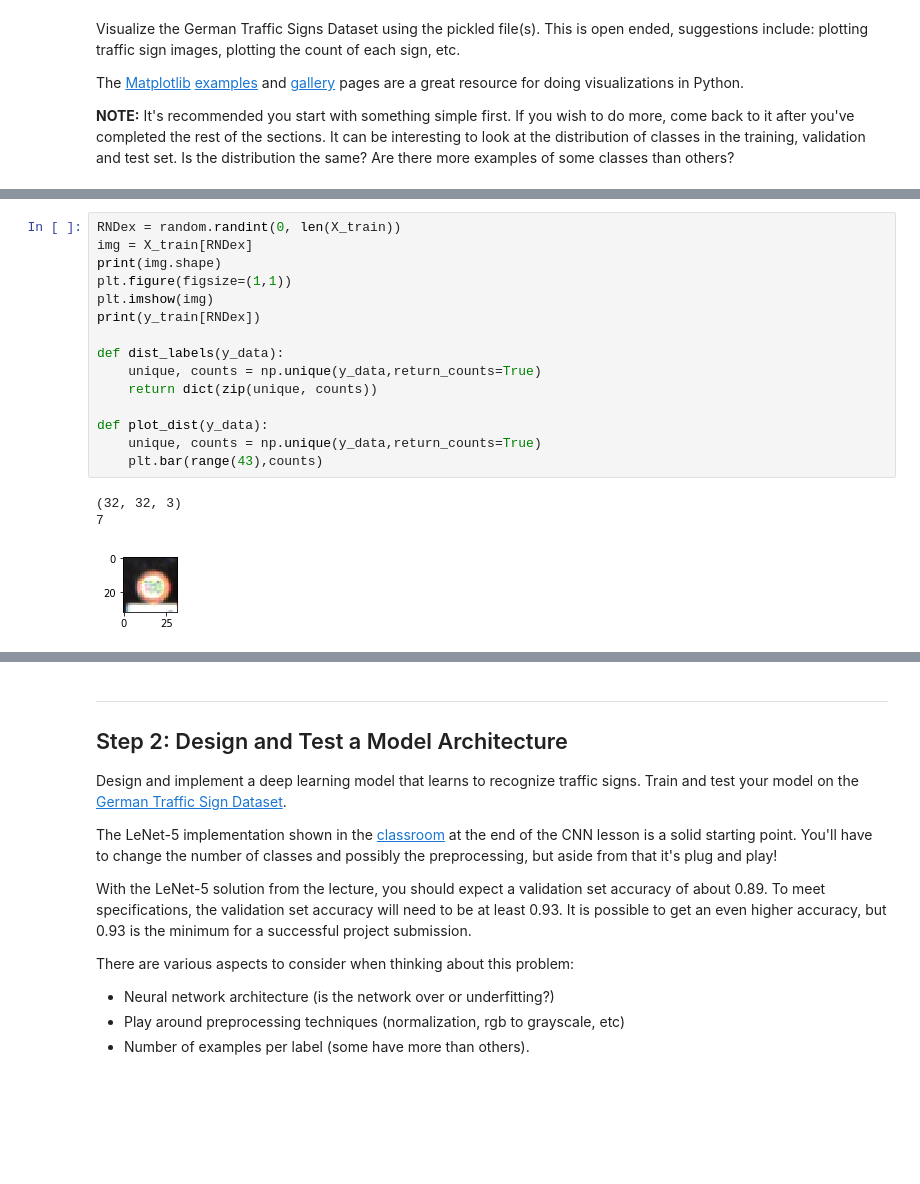
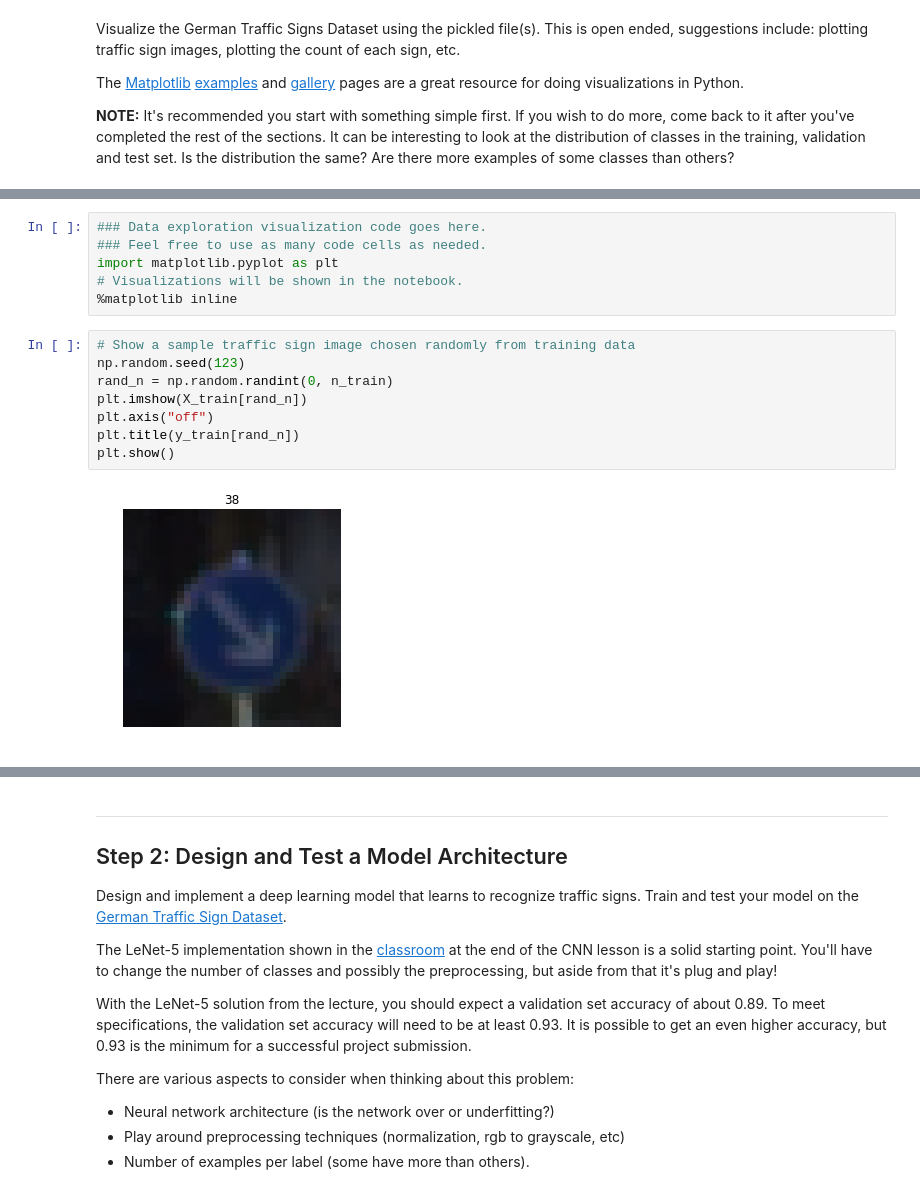
Before and after one commit to TrunksLegendary/Udacity-SDCE-CarND-Traffic-Sign-Classifier-Project, a Jupyter notebook: Udacity-SDCE-CarND-Traffic-Sign-Classifier-Project.ipynb, the cells around one changed output, grey strips where cells are left out. Saved outputs shown, nothing was run; the diff lists cells and outputs as text; blank space fills up the shorter version.

```diff
--- a/Udacity-SDCE-CarND-Traffic-Sign-Classifier-Project.ipynb
+++ b/Udacity-SDCE-CarND-Traffic-Sign-Classifier-Project.ipynb
@@ -129,19 +98,16 @@ Max number of images per class = 2010
-# %%
-RNDex = random.randint(0, len(X_train))
-img = X_train[RNDex]
-print(img.shape)
-plt.figure(figsize=(1,1))
-plt.imshow(img)
-print(y_train[RNDex])
-
-def dist_labels(y_data):
-    unique, counts = np.unique(y_data,return_counts=True)
-    return dict(zip(unique, counts))
-
-def plot_dist(y_data):
-    unique, counts = np.unique(y_data,return_counts=True)
-    plt.bar(range(43),counts)
-# %% [output]
-(32, 32, 3)
-7
-[figure, removed]
+# %%
+### Data exploration visualization code goes here.
+### Feel free to use as many code cells as needed.
+import matplotlib.pyplot as plt
+# Visualizations will be shown in the notebook.
+%matplotlib inline
+# %%
+# Show a sample traffic sign image chosen randomly from training data
+np.random.seed(123)
+rand_n = np.random.randint(0, n_train)
+plt.imshow(X_train[rand_n])
+plt.axis("off")
+plt.title(y_train[rand_n])
+plt.show()
+# %% [output]
+[figure, added]
```
Also changed, not shown: parts of 33 cells of this notebook, 13 other files.
